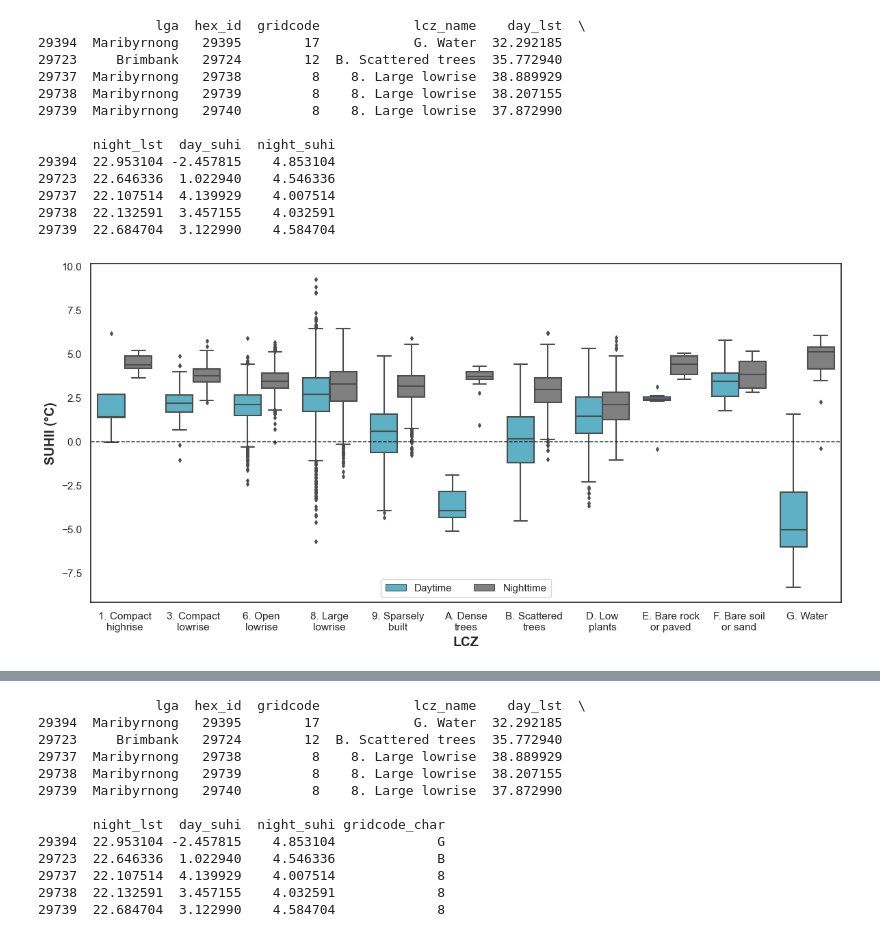
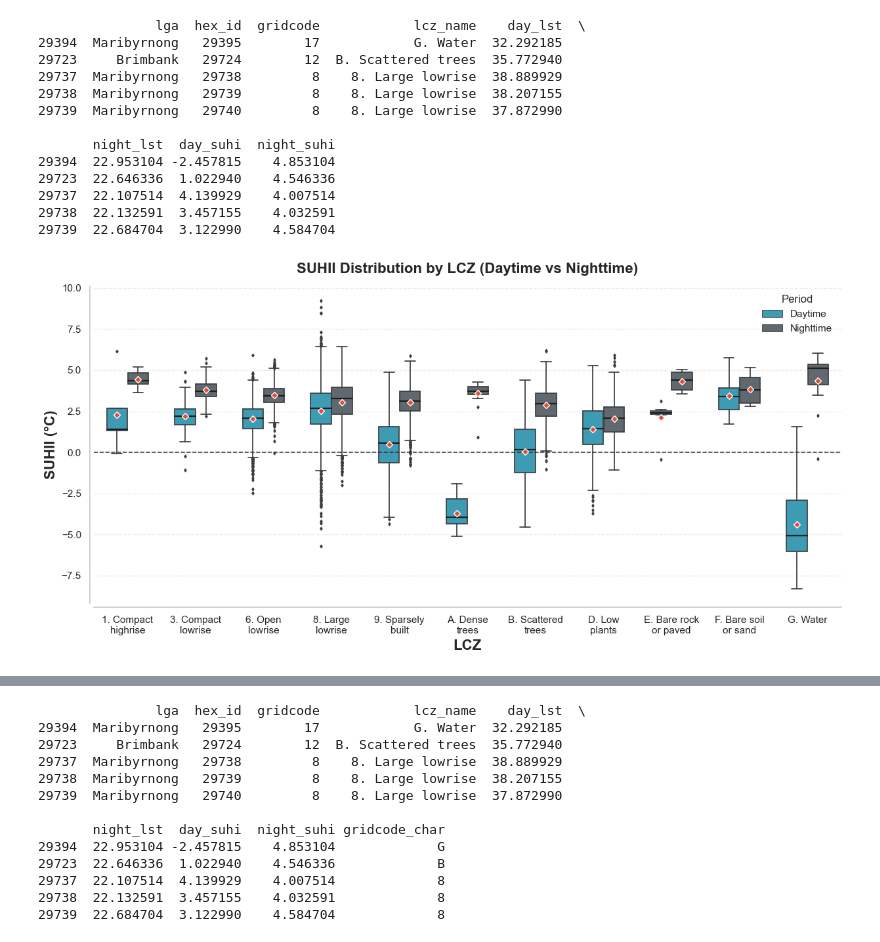
Before and after one commit to percyyvon-r/PhD-Chapter3-Diurnal-SUHII-Distribution, a Jupyter notebook: notebooks/PhD_chapter3_ypinb.ipynb, the cells around one changed output, grey strips where cells are left out. Cells and saved outputs as stored; diff of their text form; code cells hidden in the pictures.

```diff
--- a/notebooks/PhD_chapter3_ypinb.ipynb
+++ b/notebooks/PhD_chapter3_ypinb.ipynb
@@ -866,6 +872,12 @@ print(night_df_turning)
 import matplotlib.pyplot as plt
 import numpy as np
 from matplotlib.lines import Line2D
+
+# --------------------------
+# Add distance column (distance = buffer_no / 2)
+# --------------------------
+night_df_spline["distance"] = night_df_spline["buffer_no"] / 2
+night_df_turning["distance"] = night_df_turning["buffer_no"] / 2
 
 # --------------------------
 # Colors (integer keys)
@@ -891,7 +903,7 @@ ax = plt.gca()
 for direction, group in night_df_spline.groupby("direction"):
     if direction in colors:
         plt.plot(
-            group["buffer_no"],
+            group["distance"],
             group["lst_mean"],
             linewidth=2.5,
             color=colors[direction],
@@ -901,7 +913,7 @@ for direction, group in night_df_spline.groupby("direction"):
 # --------------------------
 # 2. Plot turning points (colored by direction, semi-transparent)
 # --------------------------
-turn_x = night_df_turning["buffer_no"].tolist()
+turn_x = night_df_turning["distance"].tolist()
 turn_y = night_df_turning["lst"].tolist()
 turn_dir = night_df_turning["direction"].tolist()
 
@@ -933,8 +945,8 @@ for x_val, y_val, direction in zip(turn_x, turn_y, turn_dir):
 # --------------------------
 # 3. X-axis vertical lines
 # --------------------------
-x_values = np.arange(0, 21, 1)
-solid_lines = [5, 10, 15, 20]
+x_values = np.arange(0, 10.5, 0.5)
+solid_lines = [2.5, 5.0, 7.5, 10.0]
 
 for x in x_values:
     if x in solid_lines:
@@ -945,10 +957,10 @@ for x in x_values:
 # --------------------------
 # 5. Labels
 # --------------------------
-plt.xlabel("Buffer Number", fontsize=18, fontweight="bold")
+plt.xlabel("Distance (km)", fontsize=18, fontweight="bold")
 plt.ylabel("Land Surface Temperature (°C)", fontsize=18, fontweight="bold")
-ax.set_xlim(0, 20)
-ax.set_xticks(np.arange(0, 21, 5))  # default ticks
+ax.set_xlim(0, 10)
+ax.set_xticks(np.arange(0, 10.1, 2.5))  # distance ticks
 ax.tick_params(axis='both', labelsize=16)
 ax.set_ylim(16, 24)  # example
 ax.set_yticks(np.arange(16, 25, 1))
@@ -1664,12 +1686,12 @@ print(lst_suhi_zonal.head())
 29738  22.132591  3.457155    4.032591
 29739  22.684704  3.122990    4.584704
 # %%
+# Plot boxplots of SUHII by LCZ for day and night
 import pandas as pd
 import matplotlib.pyplot as plt
 import seaborn as sns
 import os
 import textwrap
-
 
 # --- Convert to long format ---
 df_long = lst_suhi_zonal.melt(
@@ -1687,60 +1709,64 @@ df_long["lcz_name"] = pd.Categorical(
     ordered=True
 )
 
-# --- Plot ---
-plt.figure(figsize=(12, 6))
-sns.set_theme(style="white")
+# Shared style and palette
+sns.set_theme(style="whitegrid")
+label_map = {"day_suhi": "Daytime", "night_suhi": "Nighttime"}
+palette_common = {"day_suhi": "#2AA7C8", "night_suhi": "#5E6A71"}
 
+# --- Plot (all LCZ classes) ---
+plt.figure(figsize=(12.5, 6.3))
 ax = sns.boxplot(
     data=df_long,
     x="lcz_name",
     y="value",
     hue="variable",
     dodge=True,
-    palette={
-        "day_suhi": "#4DBBD5",
-        "night_suhi": "#808080"
+    width=0.62,
+    linewidth=1.25,
+    showmeans=True,
+    meanprops={
+        "marker": "D",
+        "markerfacecolor": "#E64B35",
+        "markeredgecolor": "white",
+        "markersize": 5.5
     },
-    fliersize=3
+    medianprops={"color": "#1F1F1F", "linewidth": 1.6},
+    palette=palette_common,
+    fliersize=2.5
 )
 
 # Horizontal zero line
-plt.axhline(0, linestyle="--", linewidth=1, color="black")
+ax.axhline(0, linestyle="--", linewidth=1.2, color="#303030", alpha=0.9)
 
 # Wrap x labels
-wrapped_labels = [
-    "\n".join(textwrap.wrap(label, 12))
-    for label in lcz_order
-]
+wrapped_labels = ["\n".join(textwrap.wrap(label, 12)) for label in lcz_order]
 ax.set_xticklabels(wrapped_labels)
 
-# Labels
-plt.xlabel("LCZ", fontsize=14, fontweight='bold')
-plt.ylabel("SUHII (°C)", fontsize=14, fontweight='bold')
+# Labels and title
+ax.set_xlabel("LCZ", fontsize=16, fontweight="bold")
+ax.set_ylabel("SUHII (°C)", fontsize=16, fontweight="bold")
+ax.set_title("SUHII Distribution by LCZ (Daytime vs Nighttime)", fontsize=16, fontweight="bold", pad=14)
 
-#plt.legend(title="", labels=["Daytime", "Nighttime"], loc="lower center", ncol=2)
+# Legend cleanup (place inside top-right to avoid title overlap)
+handles, labels = ax.get_legend_handles_labels()
+new_labels = [label_map.get(l, l) for l in labels]
+ax.legend(handles, new_labels, title="Period", loc="upper right", frameon=False)
 
-handles, labels = ax.get_legend_handles_labels()
-
-# Map to nicer names
-label_map = {
-    "day_suhi": "Daytime",
-    "night_suhi": "Nighttime"
-}
-
-new_labels = [label_map[l] for l in labels]
-
-plt.legend(handles, new_labels, title="", loc="lower center", ncol=2)
+# Final style
+ax.grid(axis="y", linestyle="--", alpha=0.35)
+ax.grid(axis="x", visible=False)
+sns.despine(ax=ax, offset=4)
 
 plt.tight_layout()
-
 
 # --- Save figure ---
 plt.savefig(
     r"C:\Users\percy\Documents\studies\visual_studio_code\PhD-chapter3-SUHII\outputs\figures\lcz_suhi_boxplot_diurnal.png",
-    dpi=300
+    dpi=300,
+    bbox_inches="tight"
 )
 plt.show()
 plt.close()
 # %% [output]
-[figure, old version]
+[figure, new version]
```
Also changed, not shown: parts of 14 cells of this notebook, 59 other files.
